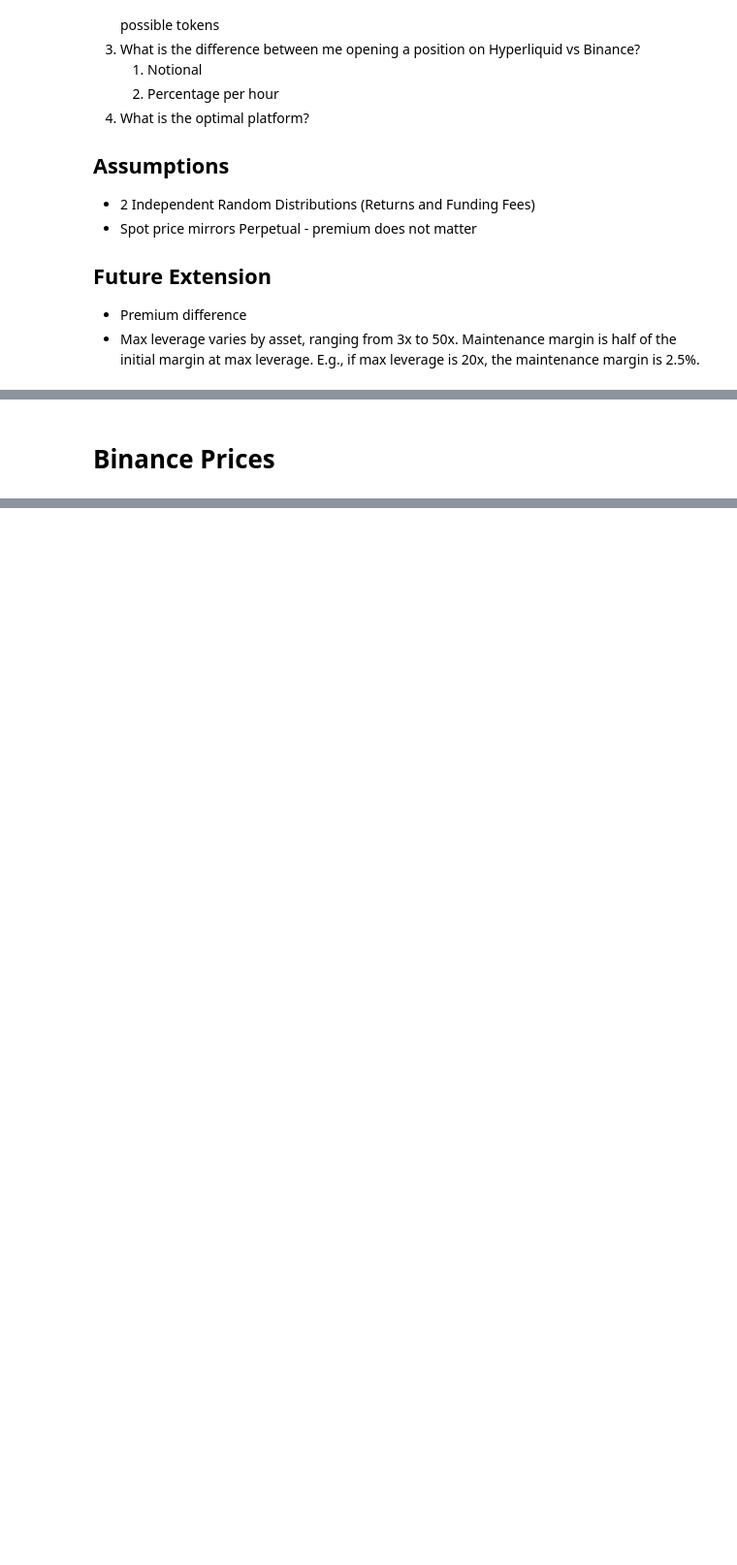
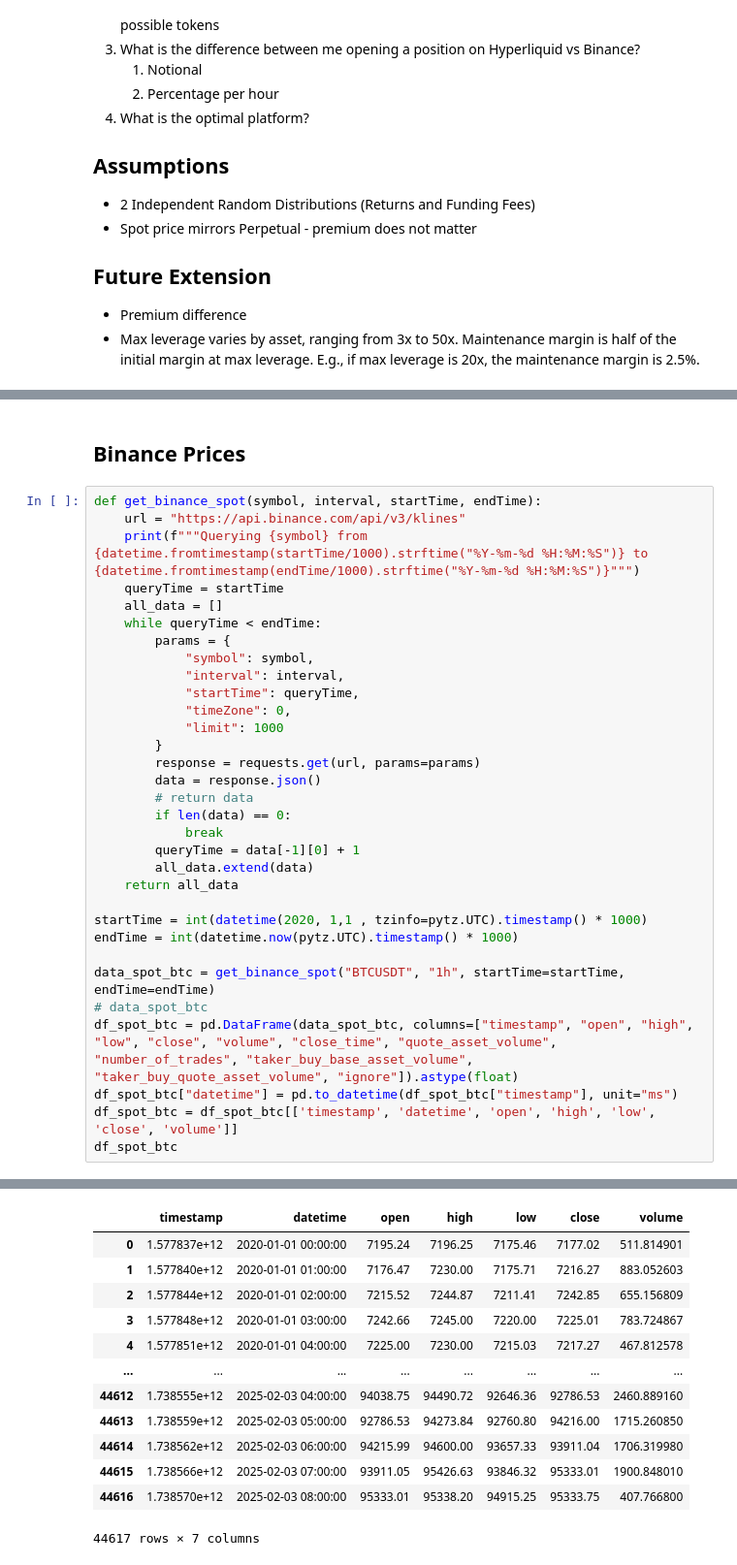
Before and after one commit to ryantjx/stochastic-modelling-of-digital-asset-perpetual-futures, a Jupyter notebook: notebooks/2_fundingandprice.ipynb, the cells around one changed output, grey strips where cells are left out. Shown at 97% size. Cells and saved outputs as stored; diff of their text form; blank space fills up the shorter version.

```diff
--- a/notebooks/2_fundingandprice.ipynb
+++ b/notebooks/2_fundingandprice.ipynb
@@ -35,2 +90,35 @@ import scipy.stats as scipy_stats
 # %% [markdown]
-# Binance Prices
+## Binance Prices
+# %%
+def get_binance_spot(symbol, interval, startTime, endTime):
+    url = "https://api.binance.com/api/v3/klines"
+    print(f"""Querying {symbol} from {datetime.fromtimestamp(startTime/1000).strftime("%Y-%m-%d %H:%M:%S")} to {datetime.fromtimestamp(endTime/1000).strftime("%Y-%m-%d %H:%M:%S")}""")
+    queryTime = startTime
+    all_data = []
+    while queryTime < endTime:
+        params = {
+            "symbol": symbol,
+            "interval": interval,
+            "startTime": queryTime,
+            "timeZone": 0,
+            "limit": 1000
+        }
+        response = requests.get(url, params=params)
+        data = response.json()
+        # return data
+        if len(data) == 0:
+            break
+        queryTime = data[-1][0] + 1
+        all_data.extend(data)
+    return all_data
+
+startTime = int(datetime(2020, 1,1 , tzinfo=pytz.UTC).timestamp() * 1000)
+endTime = int(datetime.now(pytz.UTC).timestamp() * 1000)
+
+data_spot_btc = get_binance_spot("BTCUSDT", "1h", startTime=startTime, endTime=endTime)
+# data_spot_btc
+df_spot_btc = pd.DataFrame(data_spot_btc, columns=["timestamp", "open", "high", "low", "close", "volume", "close_time", "quote_asset_volume", "number_of_trades", "taker_buy_base_asset_volume", "taker_buy_quote_asset_volume", "ignore"]).astype(float)
+df_spot_btc["datetime"] = pd.to_datetime(df_spot_btc["timestamp"], unit="ms")
+df_spot_btc = df_spot_btc[['timestamp', 'datetime', 'open', 'high', 'low', 'close', 'volume']]
+df_spot_btc
+# %% [output]
@@ -36,0 +126,13 @@ import scipy.stats as scipy_stats
+|  | timestamp | datetime | open | high | low | close | volume |
+| 0 | 1.577837e+12 | 2020-01-01 00:00:00 | 7195.24 | 7196.25 | 7175.46 | 7177.02 | 511.814901 |
+| 1 | 1.577840e+12 | 2020-01-01 01:00:00 | 7176.47 | 7230.00 | 7175.71 | 7216.27 | 883.052603 |
+| 2 | 1.577844e+12 | 2020-01-01 02:00:00 | 7215.52 | 7244.87 | 7211.41 | 7242.85 | 655.156809 |
+| 3 | 1.577848e+12 | 2020-01-01 03:00:00 | 7242.66 | 7245.00 | 7220.00 | 7225.01 | 783.724867 |
+| 4 | 1.577851e+12 | 2020-01-01 04:00:00 | 7225.00 | 7230.00 | 7215.03 | 7217.27 | 467.812578 |
+| ... | ... | ... | ... | ... | ... | ... | ... |
+| 44612 | 1.738555e+12 | 2025-02-03 04:00:00 | 94038.75 | 94490.72 | 92646.36 | 92786.53 | 2460.889160 |
+| 44613 | 1.738559e+12 | 2025-02-03 05:00:00 | 92786.53 | 94273.84 | 92760.80 | 94216.00 | 1715.260850 |
+| 44614 | 1.738562e+12 | 2025-02-03 06:00:00 | 94215.99 | 94600.00 | 93657.33 | 93911.04 | 1706.319980 |
+| 44615 | 1.738566e+12 | 2025-02-03 07:00:00 | 93911.05 | 95426.63 | 93846.32 | 95333.01 | 1900.848010 |
+| 44616 | 1.738570e+12 | 2025-02-03 08:00:00 | 95333.01 | 95338.20 | 94915.25 | 95333.75 | 407.766800 |
+44617 rows × 7 columns
```
Also changed, not shown: parts of 24 cells of this notebook, 1 other file.
